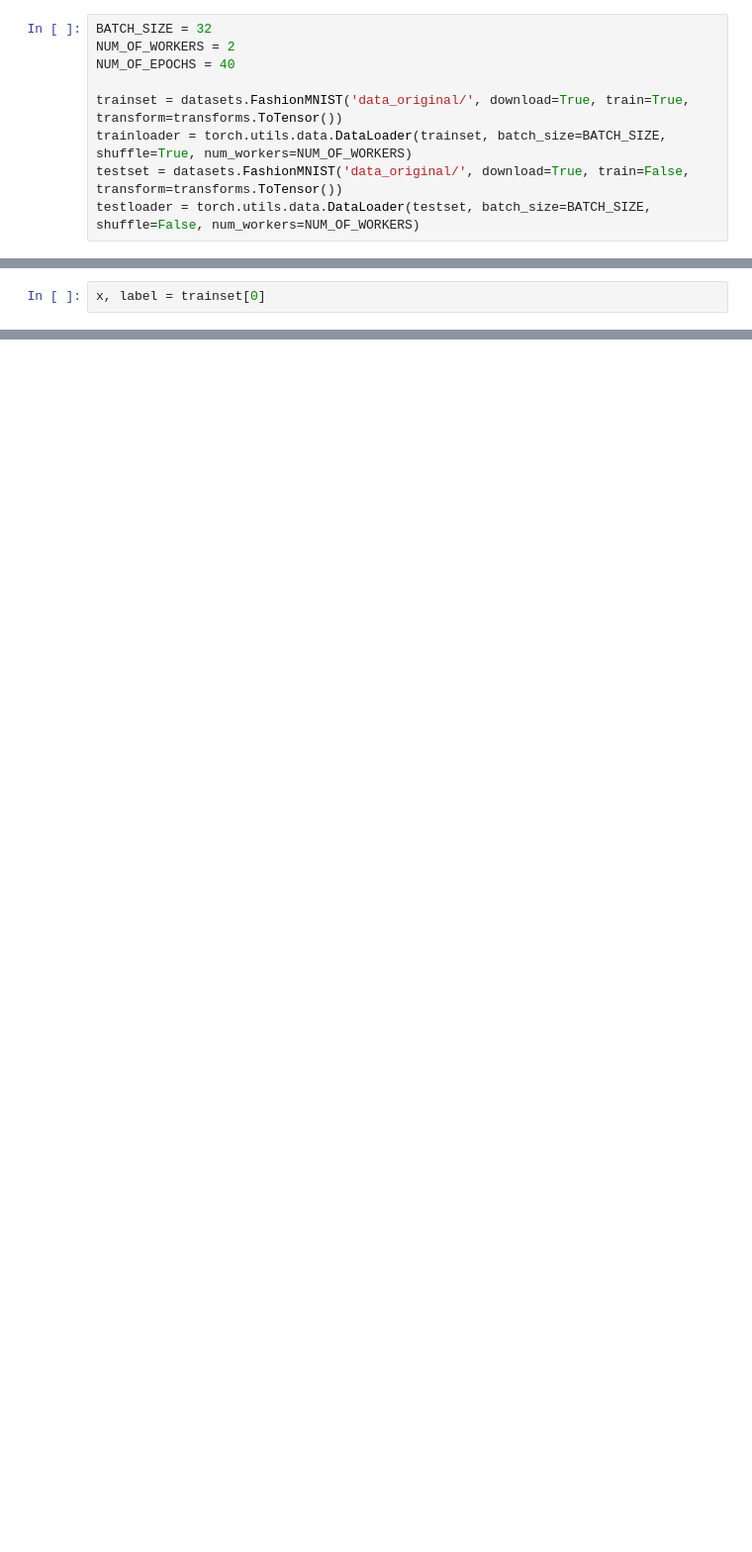
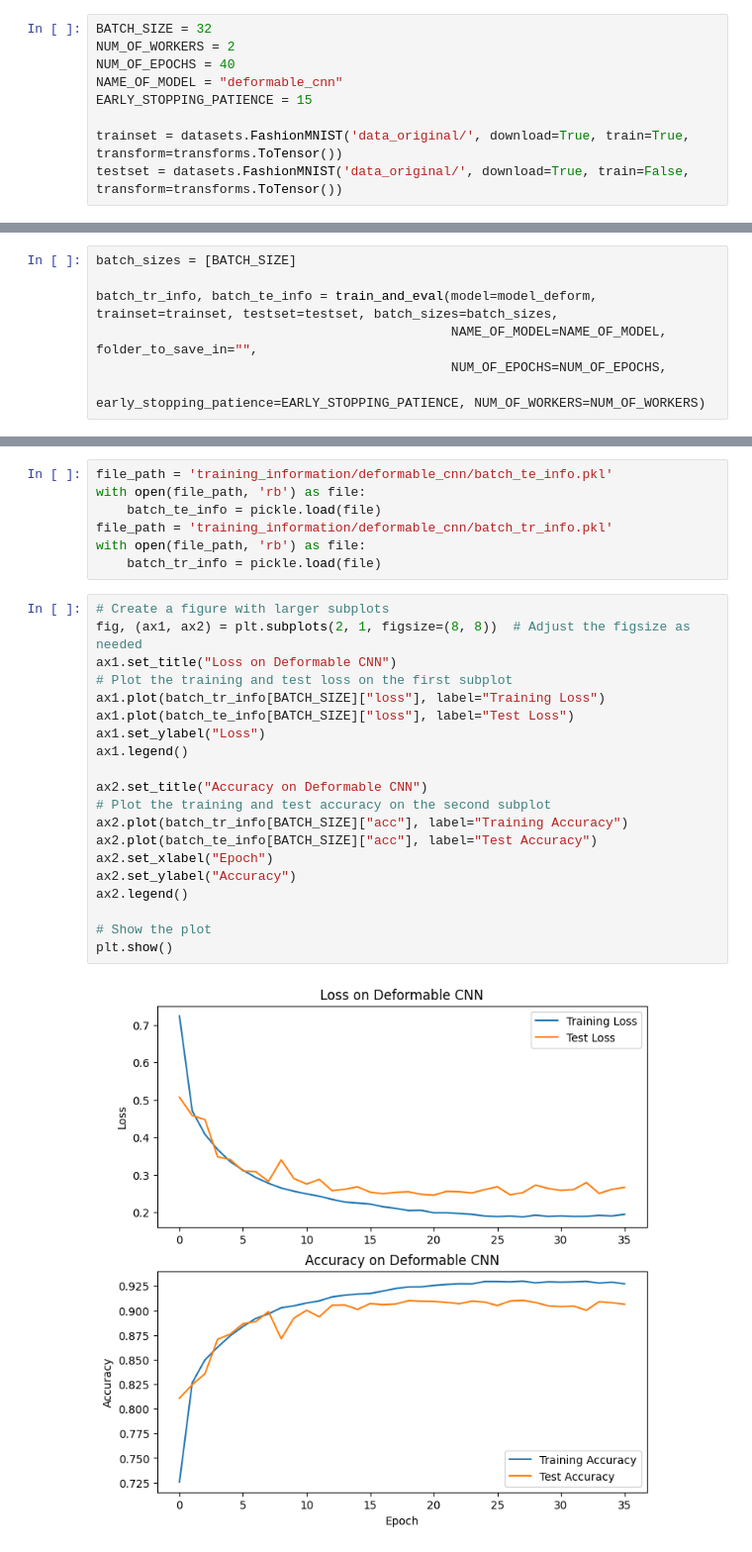
Before and after one commit to AlphaeusNg/Optimizing-FashionMNIST-Apparel-Recognition-Customised-Neural-Network-Architecture-Design, a Jupyter notebook: deformable_cnn.ipynb, the cells around one changed output, grey strips where cells are left out. Shown at 99% size. Drawn from its saved outputs; the diff is of its cells as text; blank space fills up the shorter version.

```diff
--- a/deformable_cnn.ipynb
+++ b/deformable_cnn.ipynb
@@ -15,9 +17,9 @@ import numpy as np
 BATCH_SIZE = 32
 NUM_OF_WORKERS = 2
 NUM_OF_EPOCHS = 40
+NAME_OF_MODEL = "deformable_cnn"
+EARLY_STOPPING_PATIENCE = 15
 
 trainset = datasets.FashionMNIST('data_original/', download=True, train=True, transform=transforms.ToTensor())
-trainloader = torch.utils.data.DataLoader(trainset, batch_size=BATCH_SIZE, shuffle=True, num_workers=NUM_OF_WORKERS)
 testset = datasets.FashionMNIST('data_original/', download=True, train=False, transform=transforms.ToTensor())
-testloader = torch.utils.data.DataLoader(testset, batch_size=BATCH_SIZE, shuffle=False, num_workers=NUM_OF_WORKERS)
 # %%
@@ -131,6 +103,4 @@ class DeformableConv2d(nn.Module):
         return x
-# %%
-x, label = trainset[0]
 # %%
 class MNISTClassifier(nn.Module):
     def __init__(self,
@@ -305,0 +136,7 @@ Epoch 6 Testing...
+# %%
+batch_sizes = [BATCH_SIZE]
+
+batch_tr_info, batch_te_info = train_and_eval(model=model_deform, trainset=trainset, testset=testset, batch_sizes=batch_sizes,
+                                              NAME_OF_MODEL=NAME_OF_MODEL, folder_to_save_in="",
+                                              NUM_OF_EPOCHS=NUM_OF_EPOCHS,
+                                              early_stopping_patience=EARLY_STOPPING_PATIENCE, NUM_OF_WORKERS=NUM_OF_WORKERS)
@@ -305,0 +163,29 @@ Epoch 6 Testing...
+# %%
+file_path = 'training_information/deformable_cnn/batch_te_info.pkl'
+with open(file_path, 'rb') as file:
+    batch_te_info = pickle.load(file)
+file_path = 'training_information/deformable_cnn/batch_tr_info.pkl'
+with open(file_path, 'rb') as file:
+    batch_tr_info = pickle.load(file)
+# %%
+# Create a figure with larger subplots
+fig, (ax1, ax2) = plt.subplots(2, 1, figsize=(8, 8))  # Adjust the figsize as needed
+ax1.set_title("Loss on Deformable CNN")
+# Plot the training and test loss on the first subplot
+ax1.plot(batch_tr_info[BATCH_SIZE]["loss"], label="Training Loss")
+ax1.plot(batch_te_info[BATCH_SIZE]["loss"], label="Test Loss")
+ax1.set_ylabel("Loss")
+ax1.legend()
+
+ax2.set_title("Accuracy on Deformable CNN")
+# Plot the training and test accuracy on the second subplot
+ax2.plot(batch_tr_info[BATCH_SIZE]["acc"], label="Training Accuracy")
+ax2.plot(batch_te_info[BATCH_SIZE]["acc"], label="Test Accuracy")
+ax2.set_xlabel("Epoch")
+ax2.set_ylabel("Accuracy")
+ax2.legend()
+
+# Show the plot
+plt.show()
+# %% [output]
+[figure, added]
```
Also changed, not shown: parts of 18 cells of this notebook, 3 other files.
